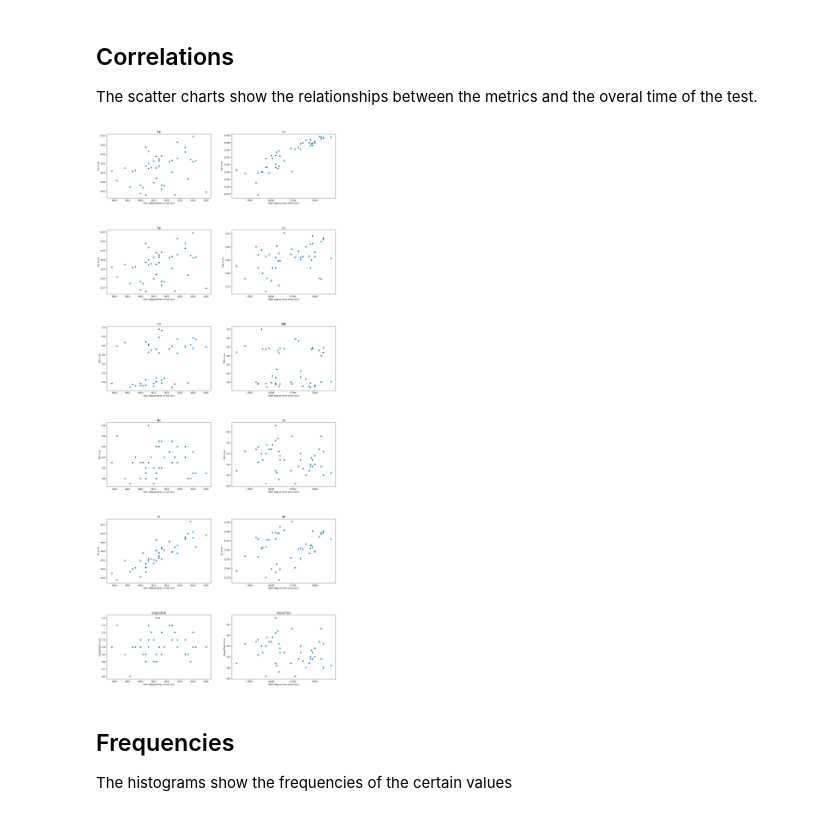
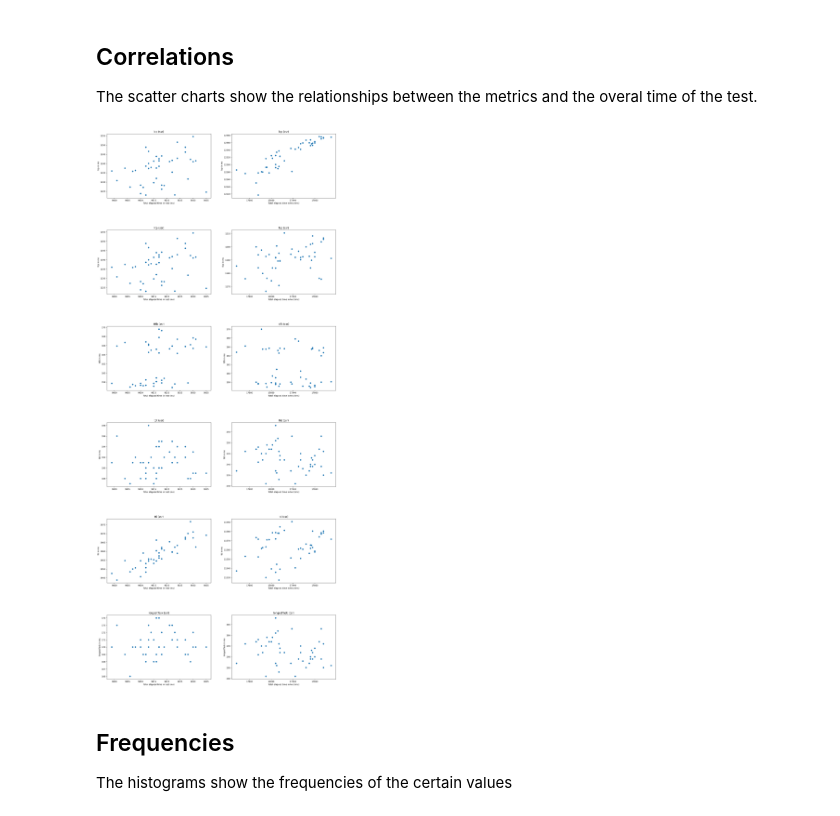
Before and after one commit to Aukevanoost/migrating-stateful-monoliths-to-microfrontends, a Jupyter notebook: analytics/notebooks/throttled-heavy.ipynb, the cells around one changed output. Cells and saved outputs as stored; diff of their text form; code cells hidden in the pictures.

```diff
--- a/analytics/notebooks/throttled-heavy.ipynb
+++ b/analytics/notebooks/throttled-heavy.ipynb
@@ -271,25 +271,25 @@ The scatter charts show the relationships between the metrics and the overal tim
 # %%
 def plot_scatter_plot(d, f, loc):
     loc.scatter(datasets[d]['totalTime'], datasets[d][f], label=d)
-    loc.set_title(f)
+    loc.set_title(f + ' (' + d + ')')
     loc.set_xlabel('Total elapsed time in test (ms)')
     loc.set_ylabel(f + ' in ms')
 
 def graphs(plot_func, features, height=8):
     rows = len(features)
     cols = len(datasets)
 
     _, axes = plt.subplots(nrows=rows, ncols=cols, figsize=(20, height*rows))
     plt.subplots_adjust(hspace=0.5)
     for y, f in enumerate(features):
         for x, d in enumerate(datasets):
             plot_func(d, f, axes[y, x])
     return plt
 
 plt = graphs(plot_scatter_plot, ['lcp', 'fcp', 'ttfb', 'tbt', 'tti', 'longestTask'])
 plt.show()
 # %% [output]
-[figure, old version]
+[figure, new version]
 # %% [markdown]
 ## Frequencies
 The histograms show the frequencies of the certain values
```
Also changed, not shown: parts of 2 cells of this notebook, 2 other files.
